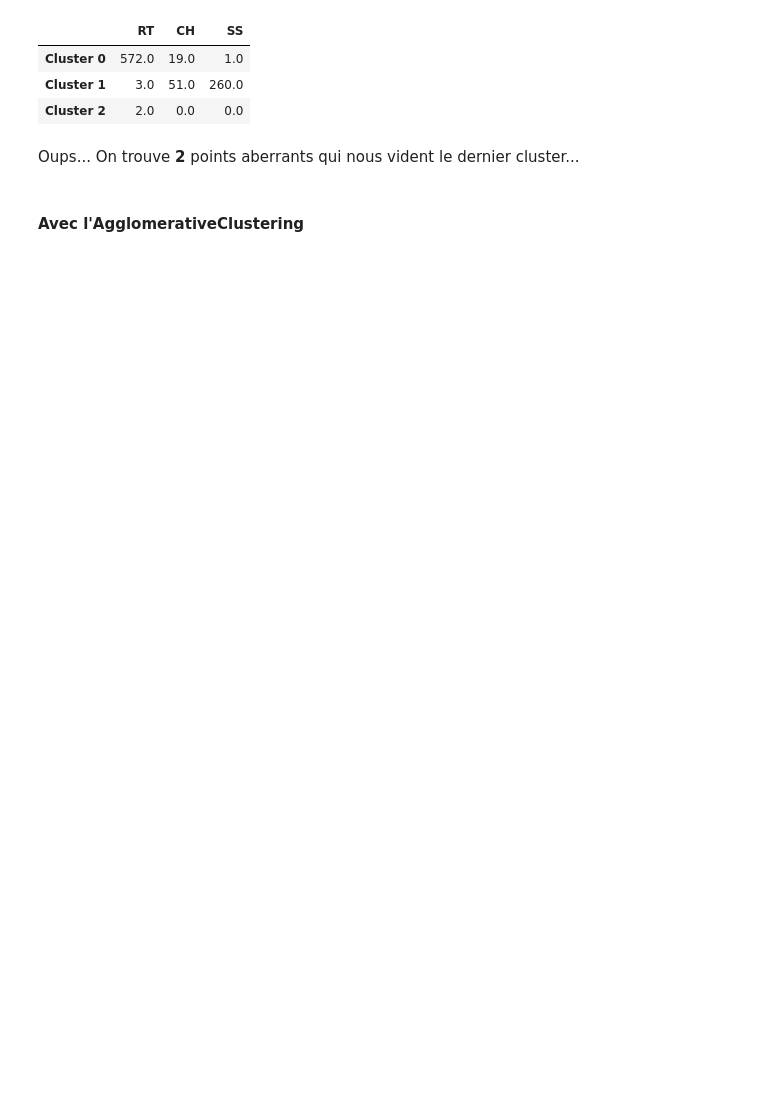
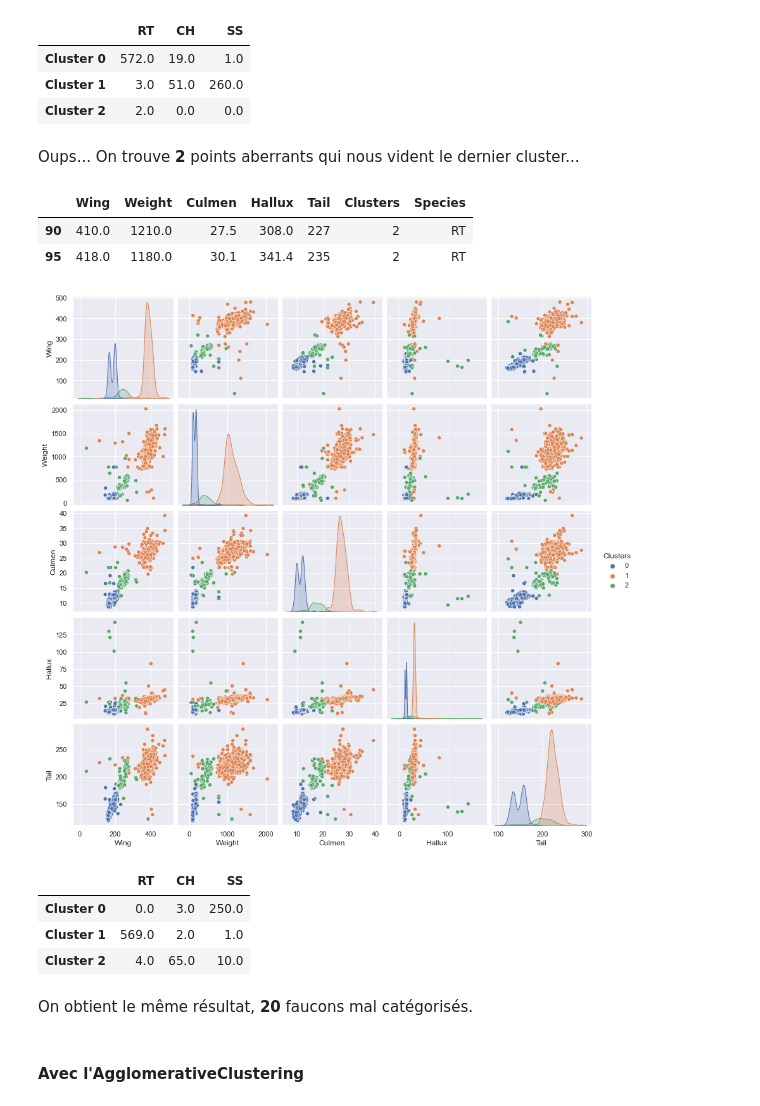
Before and after one commit to BaptisteMahe/ECMDataInterpretation, a Jupyter notebook: Projet-faucons.ipynb, the cells around one changed output. Saved outputs shown, nothing was run; the diff lists cells and outputs as text; code cells hidden in the pictures; blank space fills up the shorter version.

```diff
--- a/Projet-faucons.ipynb
+++ b/Projet-faucons.ipynb
@@ -478,6 +477,52 @@ df_pca_kmeans
 | Cluster 2 | 2.0 | 0.0 | 0.0 |
 # %% [markdown]
 Oups... On trouve **2** points aberrants qui nous vident le dernier cluster...
+# %%
+data_pca_kmeans[data_pca_kmeans.Clusters == 2]
+# %% [output]
+|  | Wing | Weight | Culmen | Hallux | Tail | Clusters | Species |
+| 90 | 410.0 | 1210.0 | 27.5 | 308.0 | 227 | 2 | RT |
+| 95 | 418.0 | 1180.0 | 30.1 | 341.4 | 235 | 2 | RT |
+# %%
+def add_clusters_and_pairplot_and_drop(clusters):
+    data = data_categ.drop([90, 95]).copy()
+    data['Clusters'] = clusters
+    sns.pairplot(data, hue='Clusters', palette=colors)
+    plt.show()
+    return data
+# %%
+def compare_clusters_and_species_and_drop(data_with_clusters):
+    data_with_clusters['Species'] = data_new.drop([90, 95])['Species']
+    species = data_with_clusters.Species.unique()
+
+    categs = np.zeros((3, 3))
+
+    for i in range(len(data_with_clusters)):
+        if i not in [90, 95]:
+            faucon = data_with_clusters.loc[i]
+
+            for j in range(len(species)):
+                if (faucon.Species == species[j]):
+                    categs[faucon.Clusters][j] += 1
+
+    return pd.DataFrame(categs, index = ['Cluster 0', 'Cluster 1', 'Cluster 2'], columns = species)
+# %%
+data_proj_2_axes_2 = data_proj_2_axes.drop([90,95])
+pca_kmeans = KMeans(n_clusters=n_clusters,
+                    n_init=10,
+                    max_iter=300).fit(data_proj_2_axes_2)
+clusters_pca_kmeans = pca_kmeans.predict(data_proj_2_axes_2)
+data_pca_kmeans = add_clusters_and_pairplot_and_drop(clusters_pca_kmeans)
+df_pca_kmeans = compare_clusters_and_species_and_drop(data_pca_kmeans)
+df_pca_kmeans
+# %% [output]
+[figure, added]
+|  | RT | CH | SS |
+| Cluster 0 | 0.0 | 3.0 | 250.0 |
+| Cluster 1 | 569.0 | 2.0 | 1.0 |
+| Cluster 2 | 4.0 | 65.0 | 10.0 |
+# %% [markdown]
+On obtient le même résultat, **20** faucons mal catégorisés.
 # %% [markdown]
 #### Avec l'AgglomerativeClustering
 # %%
```
Also changed, not shown: parts of 14 cells of this notebook.
